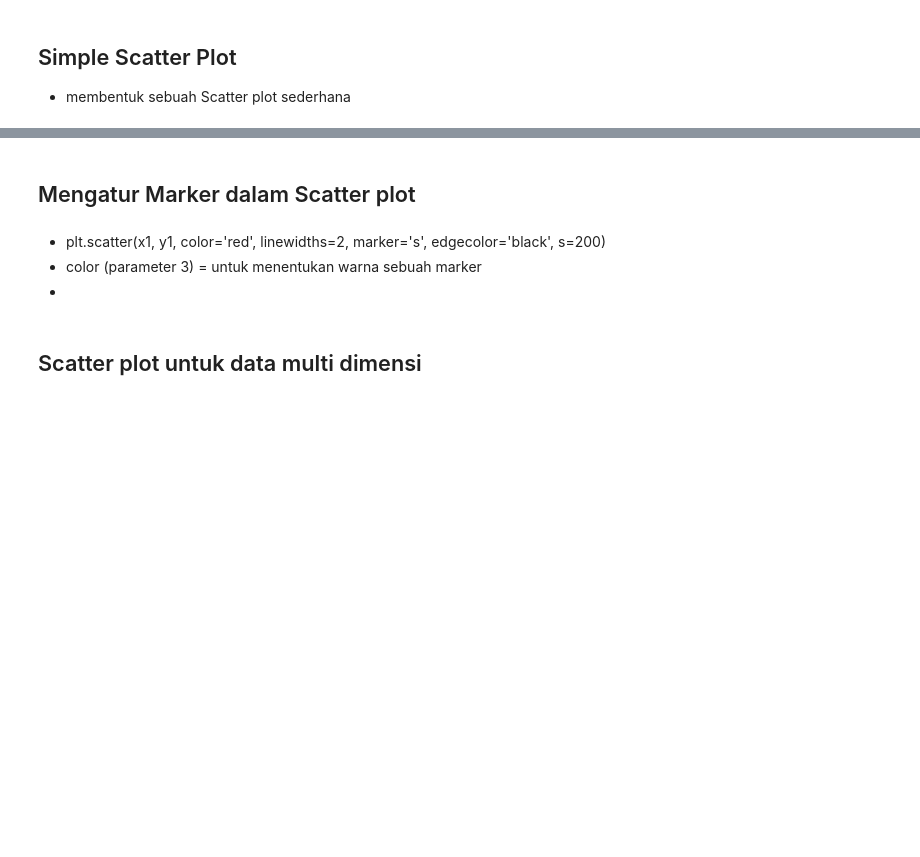
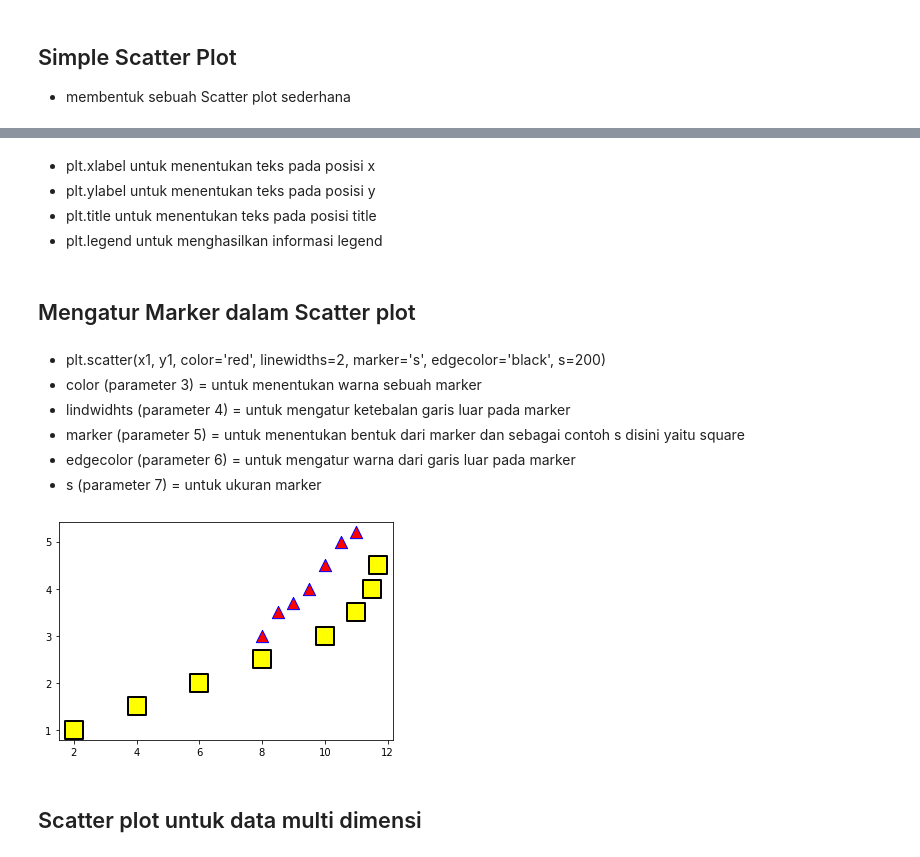
Before and after one commit to Ruslanahmadjayadi/Matplotlib, a Jupyter notebook: ScatterPlot_ScatterChart.ipynb, the cells around one changed output, grey strips where cells are left out. Saved outputs shown, nothing was run; the diff lists cells and outputs as text; code cells hidden in the pictures; blank space fills up the shorter version.

```diff
--- a/ScatterPlot_ScatterChart.ipynb
+++ b/ScatterPlot_ScatterChart.ipynb
@@ -55,3 +61,8 @@ plt.show()
+# %% [markdown]
+- plt.xlabel untuk menentukan teks pada posisi x
+- plt.ylabel untuk menentukan teks pada posisi y
+- plt.title untuk menentukan teks pada posisi title
+- plt.legend untuk menghasilkan informasi legend
 # %% [markdown]
 ## Mengatur Marker dalam Scatter plot
 # %%
@@ -63,23 +74,28 @@ y2 = [3,3.5,3.7,4,4.5,5,5.2]
 # %% [markdown]
 - plt.scatter(x1, y1, color='red', linewidths=2, marker='s', edgecolor='black', s=200)
 - color (parameter 3) = untuk menentukan warna sebuah marker
--
+- lindwidhts (parameter 4) = untuk mengatur ketebalan garis luar pada marker
+- marker (parameter 5) = untuk menentukan bentuk dari marker dan sebagai contoh s disini yaitu square
+- edgecolor (parameter 6) = untuk mengatur warna dari garis luar pada marker
+- s (parameter 7) = untuk ukuran marker
 # %%
 plt.scatter(x1, y1,
-            color='red',
+            color='Yellow',
             linewidths=2,
             marker='s',
             edgecolor='black',
-            s=200)
+            s=300)
 
 plt.scatter(x2, y2,
-            color='yellow',
+            color='red',
             linewidths=1,
             marker='^',
             edgecolor='blue',
-            s=200)
+            s=150)
 
 plt.show()
+# %% [output]
+[figure, added]
 # %% [markdown]
 ## Scatter plot untuk data multi dimensi
 # %%
```
Also changed, not shown: parts of 19 cells of this notebook.
